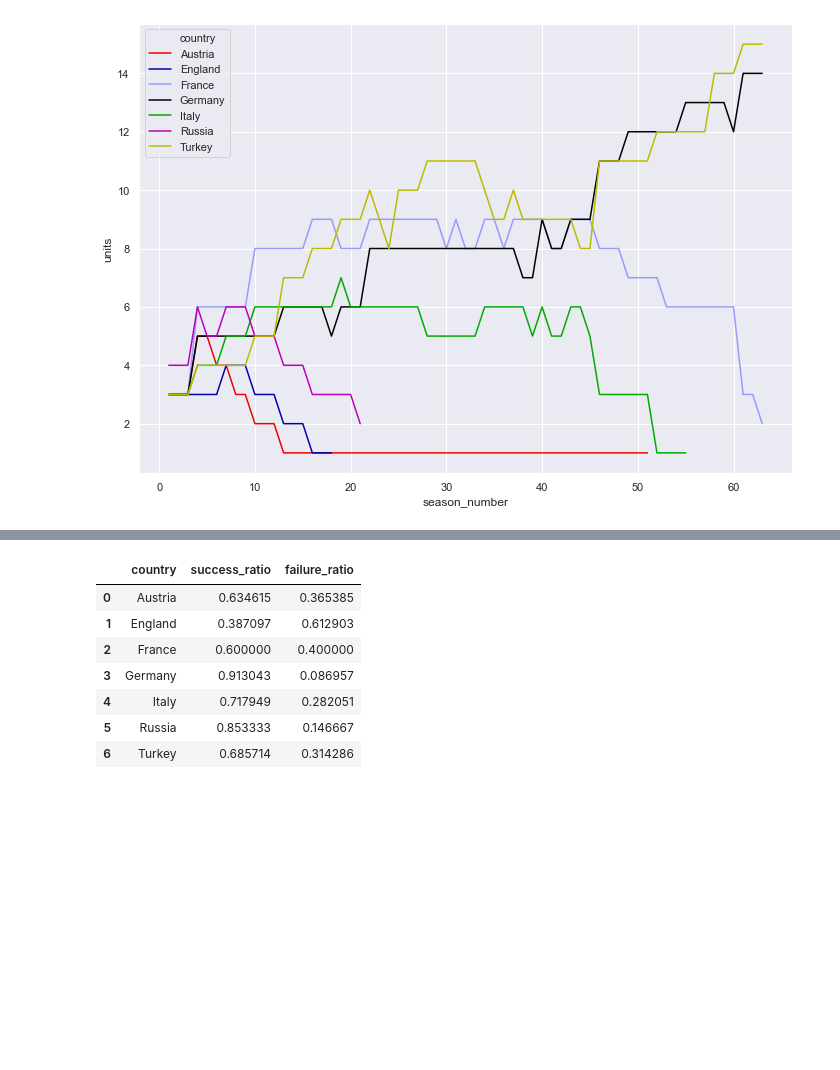
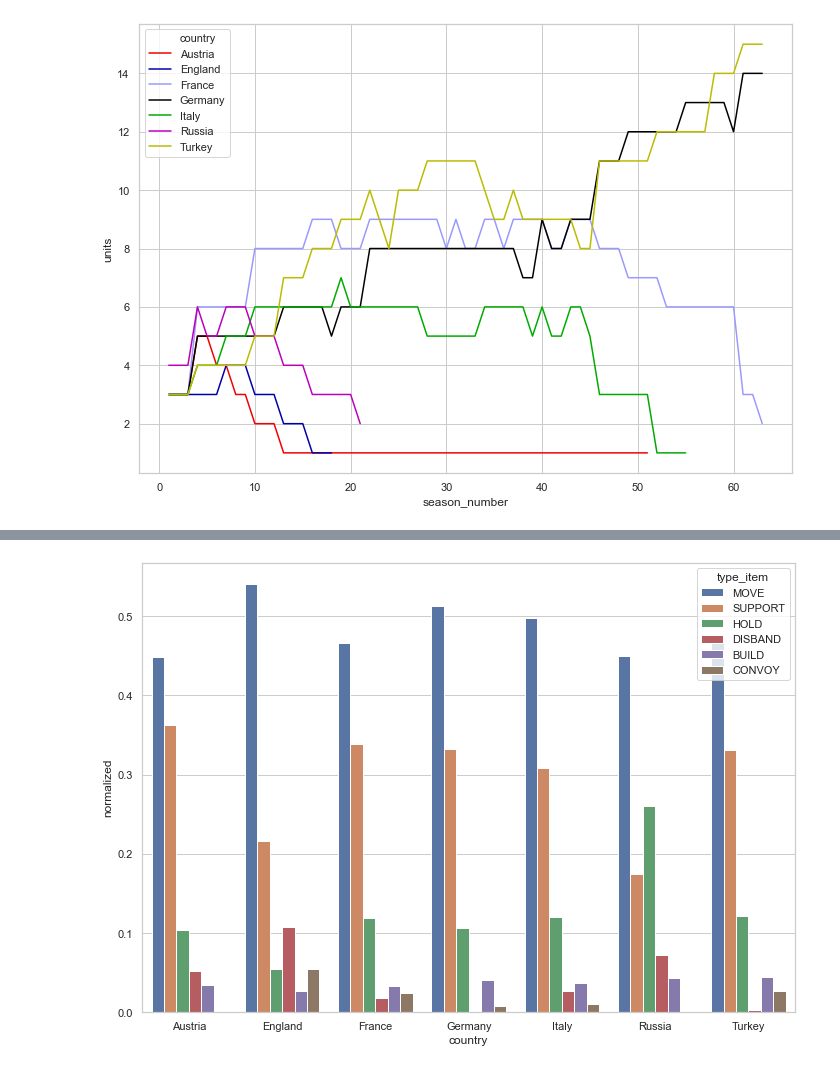
Before and after one commit to kingbd2/diplomacy-analysis, a Jupyter notebook: diplomacy_gif_maker/notebooks/dataAnalysis.ipynb, the cells around one changed output, grey strips where cells are left out. Drawn from its saved outputs; the diff is of its cells as text; code cells hidden in the pictures; blank space fills up the shorter version.

Commit message:
Added new scripts and data analysis

```diff
--- a/diplomacy_gif_maker/notebooks/dataAnalysis.ipynb
+++ b/diplomacy_gif_maker/notebooks/dataAnalysis.ipynb
@@ -186 +176,5 @@ country_order_results
+# %%
+# Number of orders per country (for normalization)
+num_orders_df = orders_df.groupby(['country']).size().reset_index().rename(columns={0:'number_of_orders'})
+num_orders_df.to_csv(summary_data_path + '/country_num_orders.csv')
 # %%
@@ -208,11 +186,0 @@ def results_ratio(country_order_results_reset):
-# %%
-results_ratio(country_order_results_reset)
-# %% [output]
-|  | country | success_ratio | failure_ratio |
-| 0 | Austria | 0.634615 | 0.365385 |
-| 1 | England | 0.387097 | 0.612903 |
-| 2 | France | 0.600000 | 0.400000 |
-| 3 | Germany | 0.913043 | 0.086957 |
-| 4 | Italy | 0.717949 | 0.282051 |
-| 5 | Russia | 0.853333 | 0.146667 |
-| 6 | Turkey | 0.685714 | 0.314286 |
@@ -220,0 +187,19 @@ unitChangeCount_df
+# %%
+# most builds, most disbands
+country_order_type = pd.DataFrame(orders_df.groupby(['country']).type.value_counts())
+country_order_type.index = country_order_type.index.rename(['country', 'type_item'])
+country_order_type_reset = country_order_type.reset_index(level=[0,1])
+# country_success_ratios = aF.results_ratio(country_order_results_reset)
+country_order_type_reset.to_csv(summary_data_path + '/country_order_type_counts.csv')
+# %%
+country_order_type_normd = country_order_type_reset.set_index('country').join(num_orders_df.set_index('country'))
+country_order_type_normd['normalized'] = country_order_type_normd['type']/country_order_type_normd['number_of_orders']
+country_order_type_normd = country_order_type_normd.reset_index()
+# %%
+sns.set(style="whitegrid")
+sns_plot = sns.barplot(x="country", y="normalized", hue="type_item",
+                  data=country_order_type_normd)
+fig = sns_plot.get_figure()
+fig.savefig(plots_path + "/orderProportionByCountry.png")
+# %% [output]
+[figure, added]
```
Also changed, not shown: parts of 12 cells of this notebook, 9 other files.
